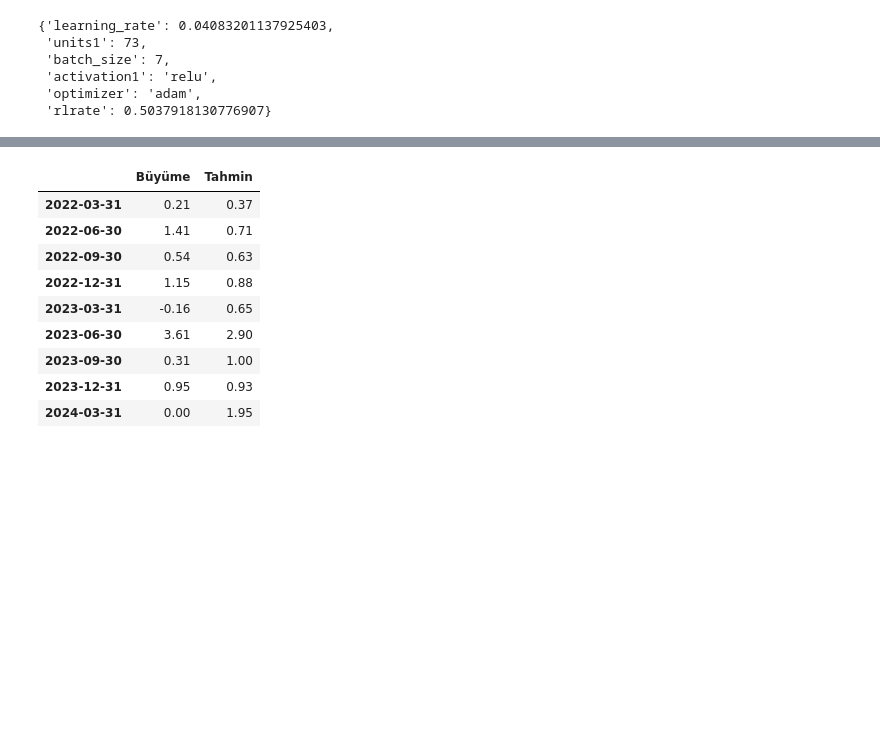
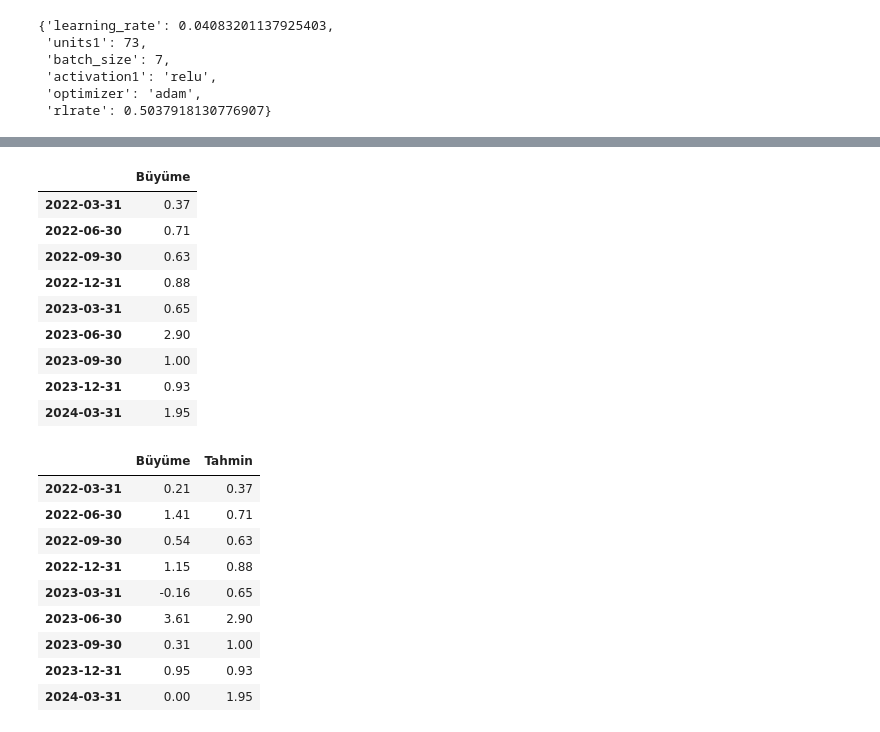
Before and after one commit to kaboya19/BuyumeTahmin, a Jupyter notebook: BuyumeTahmin.ipynb, the cells around one changed output, grey strips where cells are left out. Cells and saved outputs as stored; diff of their text form; code cells hidden in the pictures; blank space fills up the shorter version.

```diff
--- a/BuyumeTahmin.ipynb
+++ b/BuyumeTahmin.ipynb
@@ -1079,3 +1069,10 @@ pred
 | 2023-09-30 | 1.00 |
 | 2023-12-31 | 0.93 |
 | 2024-03-31 | 1.95 |
+# %%
+pred=scaler.inverse_transform(model.predict(np.array(scaled_data.iloc[-9:,:-1])))
+pred=pd.DataFrame(pred)
+pred.columns=["Büyüme"]
+pred=pred.set_index(pd.date_range(start="2022-03-31",periods=len(pred),freq="Q"))
+pred
+# %% [output]
@@ -1082,3 +1080,13 @@ pred
+|  | Büyüme |
+| 2022-03-31 | 0.37 |
+| 2022-06-30 | 0.71 |
+| 2022-09-30 | 0.63 |
+| 2022-12-31 | 0.88 |
+| 2023-03-31 | 0.65 |
+| 2023-06-30 | 2.90 |
+| 2023-09-30 | 1.00 |
+| 2023-12-31 | 0.93 |
+| 2024-03-31 | 1.95 |
 # %%
 tahminler=pd.DataFrame()
 tahminler["Büyüme"]=data["Büyüme"].iloc[-9:]
```
Also changed, not shown: parts of 7 cells of this notebook.
